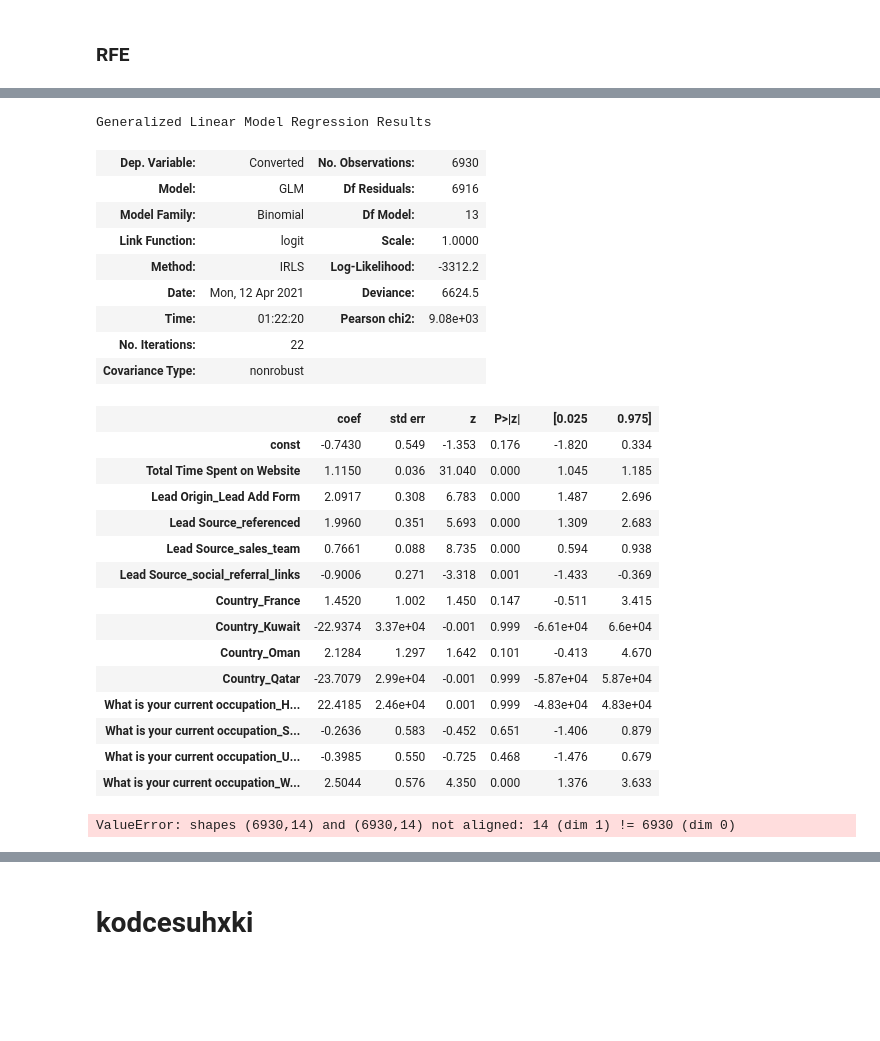
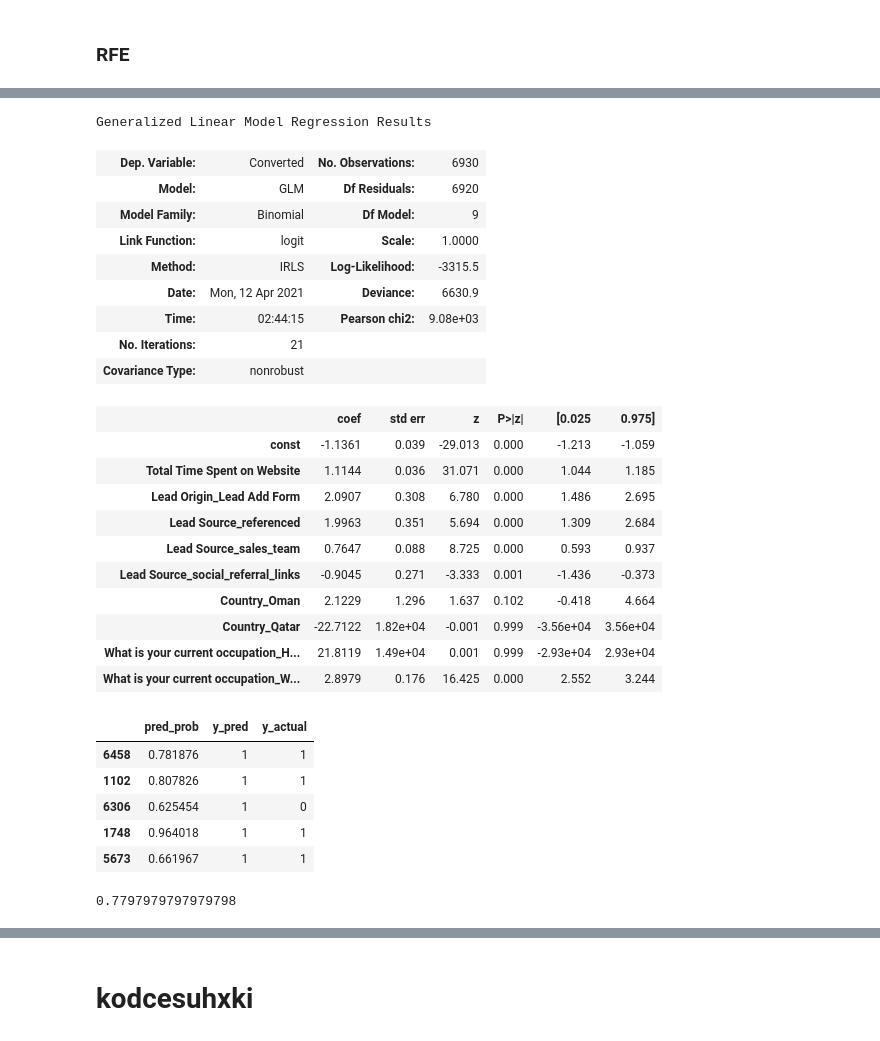
Before and after one commit to prabhanshu11/Clustering-Case-Study, a Jupyter notebook: main.ipynb, the cells around one changed output, grey strips where cells are left out. Cells and saved outputs as stored; diff of their text form; code cells hidden in the pictures; blank space fills up the shorter version.

```diff
--- a/main.ipynb
+++ b/main.ipynb
@@ -448,35 +447,48 @@ import statsmodels.api as sm
 # Model 1
 X_train_C = sm.add_constant(X_train[rfe_cols])
 log_model1 = sm.GLM(y_train, X_train_C, sm.families.Binomial())
+res1 = log_model1.fit()
-# %%
-log_model1.fit().summary()
-# %% [output]
-Generalized Linear Model Regression Results
-| Dep. Variable: | Converted | No. Observations: | 6930 |
-| Model: | GLM | Df Residuals: | 6916 |
-| Model Family: | Binomial | Df Model: | 13 |
-| Link Function: | logit | Scale: | 1.0000 |
-| Method: | IRLS | Log-Likelihood: | -3312.2 |
-| Date: | Mon, 12 Apr 2021 | Deviance: | 6624.5 |
-| Time: | 01:22:20 | Pearson chi2: | 9.08e+03 |
-| No. Iterations: | 22 |  |  |
-| Covariance Type: | nonrobust |  |  |
-|  | coef | std err | z | P>|z| | [0.025 | 0.975] |
-| const | -0.7430 | 0.549 | -1.353 | 0.176 | -1.820 | 0.334 |
-| Total Time Spent on Website | 1.1150 | 0.036 | 31.040 | 0.000 | 1.045 | 1.185 |
-| Lead Origin_Lead Add Form | 2.0917 | 0.308 | 6.783 | 0.000 | 1.487 | 2.696 |
-| Lead Source_referenced | 1.9960 | 0.351 | 5.693 | 0.000 | 1.309 | 2.683 |
-| Lead Source_sales_team | 0.7661 | 0.088 | 8.735 | 0.000 | 0.594 | 0.938 |
-| Lead Source_social_referral_links | -0.9006 | 0.271 | -3.318 | 0.001 | -1.433 | -0.369 |
-| Country_France | 1.4520 | 1.002 | 1.450 | 0.147 | -0.511 | 3.415 |
-| Country_Kuwait | -22.9374 | 3.37e+04 | -0.001 | 0.999 | -6.61e+04 | 6.6e+04 |
-| Country_Oman | 2.1284 | 1.297 | 1.642 | 0.101 | -0.413 | 4.670 |
-| Country_Qatar | -23.7079 | 2.99e+04 | -0.001 | 0.999 | -5.87e+04 | 5.87e+04 |
-| What is your current occupation_H... | 22.4185 | 2.46e+04 | 0.001 | 0.999 | -4.83e+04 | 4.83e+04 |
-| What is your current occupation_S... | -0.2636 | 0.583 | -0.452 | 0.651 | -1.406 | 0.879 |
-| What is your current occupation_U... | -0.3985 | 0.550 | -0.725 | 0.468 | -1.476 | 0.679 |
-| What is your current occupation_W... | 2.5044 | 0.576 | 4.350 | 0.000 | 1.376 | 3.633 |
-# %%
-log_model1.predict(X_train_C)
-# %% [output]
-ValueError: shapes (6930,14) and (6930,14) not aligned: 14 (dim 1) != 6930 (dim 0)
+# %%
+res1.summary()
+# %% [output]
+Generalized Linear Model Regression Results
+| Dep. Variable: | Converted | No. Observations: | 6930 |
+| Model: | GLM | Df Residuals: | 6920 |
+| Model Family: | Binomial | Df Model: | 9 |
+| Link Function: | logit | Scale: | 1.0000 |
+| Method: | IRLS | Log-Likelihood: | -3315.5 |
+| Date: | Mon, 12 Apr 2021 | Deviance: | 6630.9 |
+| Time: | 02:44:15 | Pearson chi2: | 9.08e+03 |
+| No. Iterations: | 21 |  |  |
+| Covariance Type: | nonrobust |  |  |
+|  | coef | std err | z | P>|z| | [0.025 | 0.975] |
+| const | -1.1361 | 0.039 | -29.013 | 0.000 | -1.213 | -1.059 |
+| Total Time Spent on Website | 1.1144 | 0.036 | 31.071 | 0.000 | 1.044 | 1.185 |
+| Lead Origin_Lead Add Form | 2.0907 | 0.308 | 6.780 | 0.000 | 1.486 | 2.695 |
+| Lead Source_referenced | 1.9963 | 0.351 | 5.694 | 0.000 | 1.309 | 2.684 |
+| Lead Source_sales_team | 0.7647 | 0.088 | 8.725 | 0.000 | 0.593 | 0.937 |
+| Lead Source_social_referral_links | -0.9045 | 0.271 | -3.333 | 0.001 | -1.436 | -0.373 |
+| Country_Oman | 2.1229 | 1.296 | 1.637 | 0.102 | -0.418 | 4.664 |
+| Country_Qatar | -22.7122 | 1.82e+04 | -0.001 | 0.999 | -3.56e+04 | 3.56e+04 |
+| What is your current occupation_H... | 21.8119 | 1.49e+04 | 0.001 | 0.999 | -2.93e+04 | 2.93e+04 |
+| What is your current occupation_W... | 2.8979 | 0.176 | 16.425 | 0.000 | 2.552 | 3.244 |
+# %%
+def make_train_pred(model: 'GLMResultsWrapper', X_train_C, y_train, cutoff=0.5):
+    train_pred = pd.DataFrame({'pred_prob': model.predict(X_train_C), 'y_actual': y_train})
+    train_pred.insert(column='y_pred', loc=1,
+        value=train_pred.pred_prob.map(lambda x: 1 if x>=cutoff else 0))
+    return train_pred
+train_pred = make_train_pred(model=res1, X_train_C=X_train_C, y_train=y_train)
+train_pred.head()
+# %% [output]
+|  | pred_prob | y_pred | y_actual |
+| 6458 | 0.781876 | 1 | 1 |
+| 1102 | 0.807826 | 1 | 1 |
+| 6306 | 0.625454 | 1 | 0 |
+| 1748 | 0.964018 | 1 | 1 |
+| 5673 | 0.661967 | 1 | 1 |
+# %%
+from sklearn import metrics
+metrics.accuracy_score(train_pred.y_actual, train_pred.y_pred)
+# %% [output]
+0.7797979797979798
```
Also changed, not shown: parts of 16 cells of this notebook.
